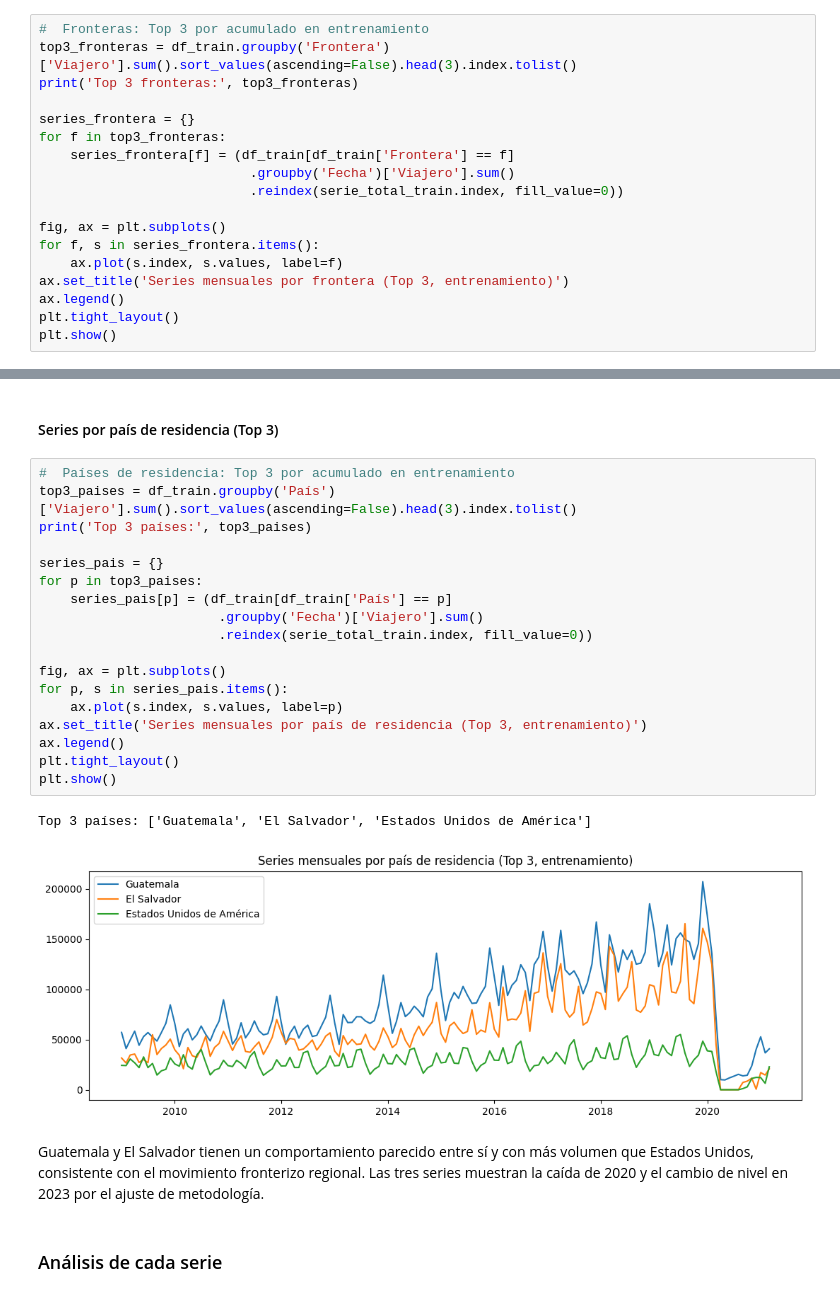
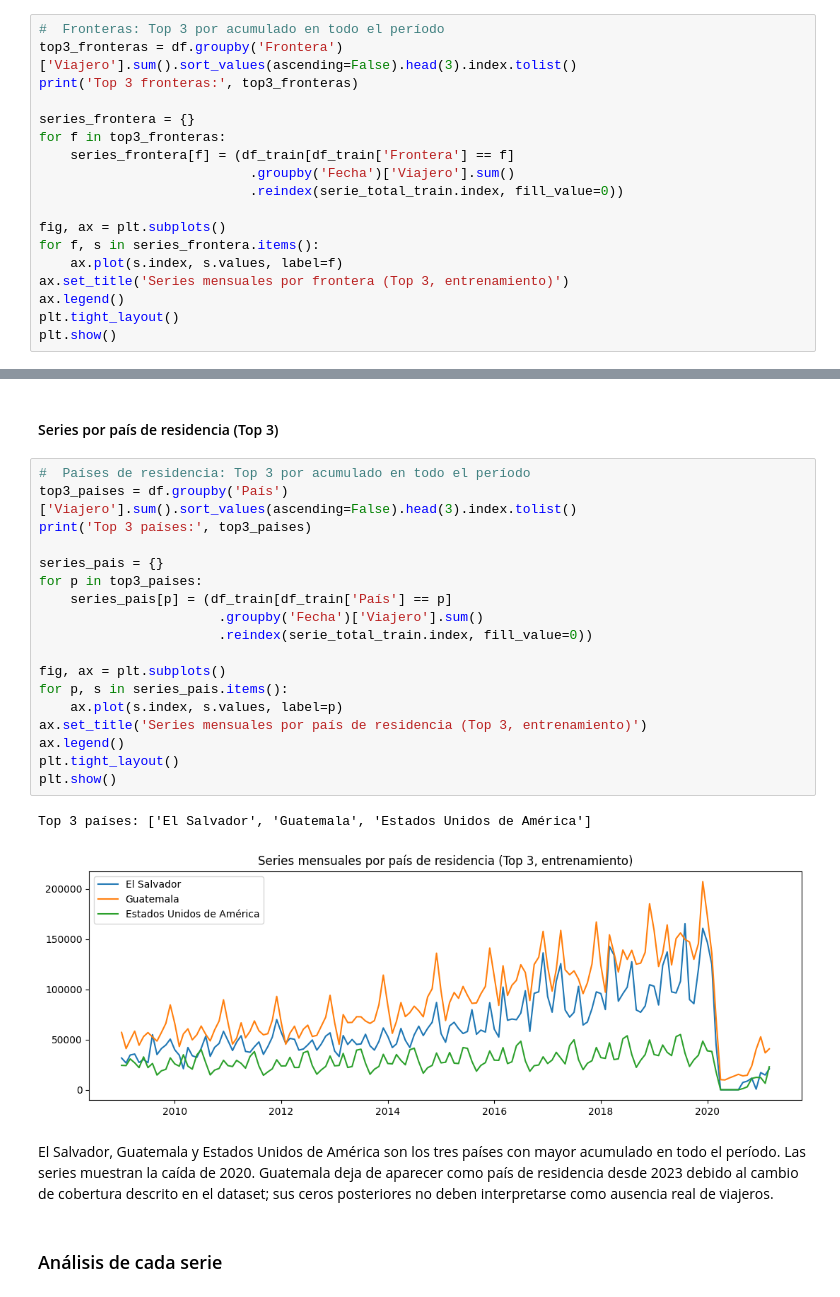
Before and after one commit to Qu3zada22/Laboratorio1-ds, a Jupyter notebook: lab1.ipynb, the cells around one changed output, grey strips where cells are left out. Cells and saved outputs as stored; diff of their text form.

Commit message:
feat: complete time series analysis and report

```diff
--- a/lab1.ipynb
+++ b/lab1.ipynb
@@ -338,8 +344,8 @@ Name: Viajero, dtype: float64
 # %% [markdown]
 #### Series por frontera (Top 3)
 # %%
-#  Fronteras: Top 3 por acumulado en entrenamiento
-top3_fronteras = df_train.groupby('Frontera')['Viajero'].sum().sort_values(ascending=False).head(3).index.tolist()
+#  Fronteras: Top 3 por acumulado en todo el período
+top3_fronteras = df.groupby('Frontera')['Viajero'].sum().sort_values(ascending=False).head(3).index.tolist()
 print('Top 3 fronteras:', top3_fronteras)
 
 series_frontera = {}
@@ -363,28 +369,28 @@ Las tres fronteras muestran la misma caída marcada en 2020 y recuperación post
 # %% [markdown]
 #### Series por país de residencia (Top 3)
 # %%
-#  Países de residencia: Top 3 por acumulado en entrenamiento
-top3_paises = df_train.groupby('País')['Viajero'].sum().sort_values(ascending=False).head(3).index.tolist()
+#  Países de residencia: Top 3 por acumulado en todo el período
+top3_paises = df.groupby('País')['Viajero'].sum().sort_values(ascending=False).head(3).index.tolist()
 print('Top 3 países:', top3_paises)
 
 series_pais = {}
 for p in top3_paises:
     series_pais[p] = (df_train[df_train['País'] == p]
                        .groupby('Fecha')['Viajero'].sum()
                        .reindex(serie_total_train.index, fill_value=0))
 
 fig, ax = plt.subplots()
 for p, s in series_pais.items():
     ax.plot(s.index, s.values, label=p)
 ax.set_title('Series mensuales por país de residencia (Top 3, entrenamiento)')
 ax.legend()
 plt.tight_layout()
 plt.show()
 # %% [output]
-Top 3 países: ['Guatemala', 'El Salvador', 'Estados Unidos de América']
+Top 3 países: ['El Salvador', 'Guatemala', 'Estados Unidos de América']
-[figure, old version]
+[figure, new version]
 # %% [markdown]
-Guatemala y El Salvador tienen un comportamiento parecido entre sí y con más volumen que Estados Unidos, consistente con el movimiento fronterizo regional. Las tres series muestran la caída de 2020 y el cambio de nivel en 2023 por el ajuste de metodología.
+El Salvador, Guatemala y Estados Unidos de América son los tres países con mayor acumulado en todo el período. Las series muestran la caída de 2020. Guatemala deja de aparecer como país de residencia desde 2023 debido al cambio de cobertura descrito en el dataset; sus ceros posteriores no deben interpretarse como ausencia real de viajeros.
 # %% [markdown]
 ### Análisis de cada serie
 # %%
```
Also changed, not shown: parts of 22 cells of this notebook, 2 other files.
